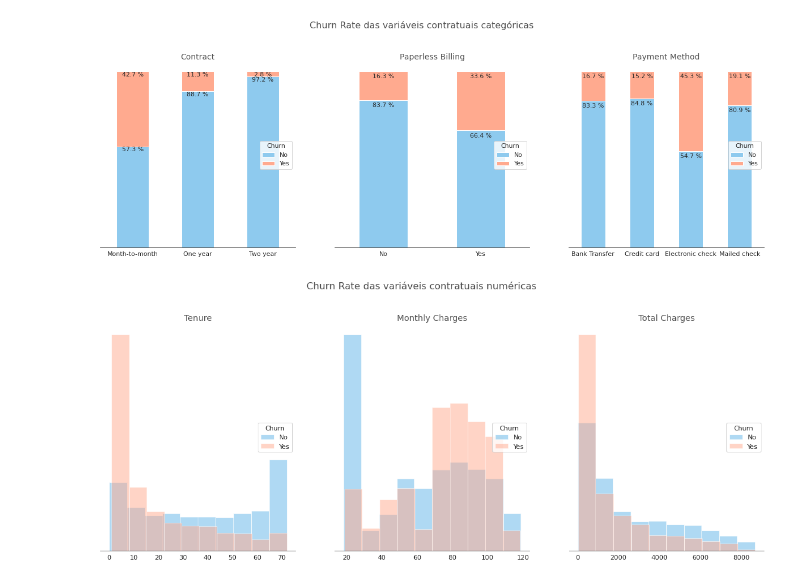
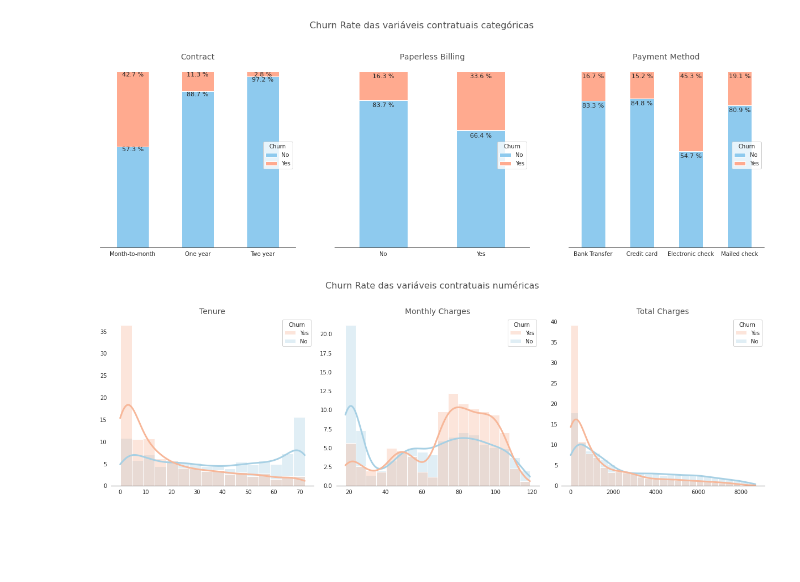
Before and after one commit to LuisCSGuimaraes/ChurnPrediction, a Jupyter notebook: Notebook/Churn Prediction.ipynb, the cells around one changed output. Drawn from its saved outputs; the diff is of its cells as text; code cells hidden in the pictures; blank space fills up the shorter version.

Commit message:
plot fas variáveis contratuais numéricas

```diff
--- a/Notebook/Churn Prediction.ipynb
+++ b/Notebook/Churn Prediction.ipynb
@@ -1035,48 +1038,51 @@ plt.show()
 [figure]
 # %%
 #Criando a figura
-fig, ax = plt.subplots(figsize=(20, 7), ncols=3)
-st = fig.suptitle("Churn Rate das variáveis contratuais numéricas", fontsize="16", color=cinza_texto, y=1.02)
+fig, ax = plt.subplots(ncols=3, figsize=(17, 5))
+st = fig.suptitle("Churn Rate das variáveis contratuais numéricas",
+                  fontsize="16",
+                  color=cinza_texto,
+                  y=1.1)
 
 #Plotando
-df_clean[df_clean['Churn']=='No']['tenure'].plot(kind='hist',
-                                                 ax=ax[0],
-                                                 density=True,
-                                                 alpha=0.7,
-                                                 color='#8ecaee',
-                                                 label='No')
-df_clean[df_clean['Churn']=='Yes']['tenure'].plot(kind='hist',
-                                                  ax=ax[0],
-                                                  density=True,
-                                                  alpha=0.5,
-                                                  color='#ffaa8f',
-                                                  label='Yes')
+sns.histplot(data=df_clean,
+             x="tenure",
+             hue="Churn",
+             hue_order=["Yes","No"],
+             ax=ax[0],
+             palette="RdBu",
+             kde=True,
+             stat="percent",
+             multiple="layer",
+             common_norm=False,
+             alpha=.35,
+             line_kws={'linewidth':3})
 
-df_clean[df_clean['Churn']=='No']['MonthlyCharges'].plot(kind='hist',
-                                                         ax=ax[1],
-                                                         density=True,
-                                                         alpha=0.7,
-                                                         color='#8ecaee',
-                                                         label='No')
-df_clean[df_clean['Churn']=='Yes']['MonthlyCharges'].plot(kind='hist',
-                                                          ax=ax[1],
-                                                          density=True,
-                                                          alpha=0.5,
-                                                          color='#ffaa8f',
-                                                          label='Yes')
+sns.histplot(data=df_clean,
+             x="MonthlyCharges",
+             hue="Churn",
+             hue_order=["Yes","No"],
+             ax=ax[1],
+             palette="RdBu",
+             kde=True,
+             stat="percent",
+             multiple="layer",
+             common_norm=False,
+             alpha=.35,
+             line_kws={'linewidth':3})
 
-df_clean[df_clean['Churn']=='No']['TotalCharges'].plot(kind='hist',
-                                                       ax=ax[2],
-                                                       density=True,
-                                                       alpha=0.7,
-                                                       color='#8ecaee',
-                                                       label='No')
-df_clean[df_clean['Churn']=='Yes']['TotalCharges'].plot(kind='hist',
-                                                        ax=ax[2],
-                                                        density=True,
-                                                        alpha=0.5,
-                                                        color='#ffaa8f',
-                                                        label='Yes')
+sns.histplot(data=df_clean,
+             x="TotalCharges",
+             hue="Churn",
+             hue_order=["Yes","No"],
+             ax=ax[2],
+             palette="RdBu",
+             kde=True,
+             stat="percent",
+             multiple="layer",
+             common_norm=False,
+             alpha=.35,
+             line_kws={'linewidth':3})
 
 #Removendo as spines
 ax[0].spines['top'].set_visible(False)
@@ -1088,44 +1094,33 @@ ax[1].spines['right'].set_visible(False)
 ax[1].spines['left'].set_visible(False)
 
 ax[2].spines['top'].set_visible(False)
 ax[2].spines['right'].set_visible(False)
 ax[2].spines['left'].set_visible(False)
 
 #Configurando o plot
 ax[0].set_title("Tenure",
               fontsize=14,
               color=cinza_texto)
 ax[0].set_xlabel(None)
 ax[0].set_ylabel(None)
-ax[0].set_yticklabels([])
-ax[0].legend(['No','Yes'],
-           loc="center right",
-           title='Churn')
 ax[0].tick_params(rotation='auto')
 
 ax[1].set_title("Monthly Charges",
               fontsize=14,
               color=cinza_texto)
 ax[1].set_xlabel(None)
 ax[1].set_ylabel(None)
-ax[1].set_yticklabels([])
-ax[1].legend(['No','Yes'],
-           loc="center right",
-           title='Churn')
 ax[1].tick_params(rotation='auto')
 
 ax[2].set_title("Total Charges",
               fontsize=14,
               color=cinza_texto)
 ax[2].set_xlabel(None)
 ax[2].set_ylabel(None)
-ax[2].set_yticklabels([])
-ax[2].legend(['No','Yes'],
-           loc="center right",
-           title='Churn')
 ax[2].tick_params(rotation='auto')
 
+
 #Exibindo
-plt.show()
+plt.tight_layout()
 # %% [output]
-[figure, old version]
+[figure, new version]
```
Also changed, not shown: parts of 9 cells of this notebook.
